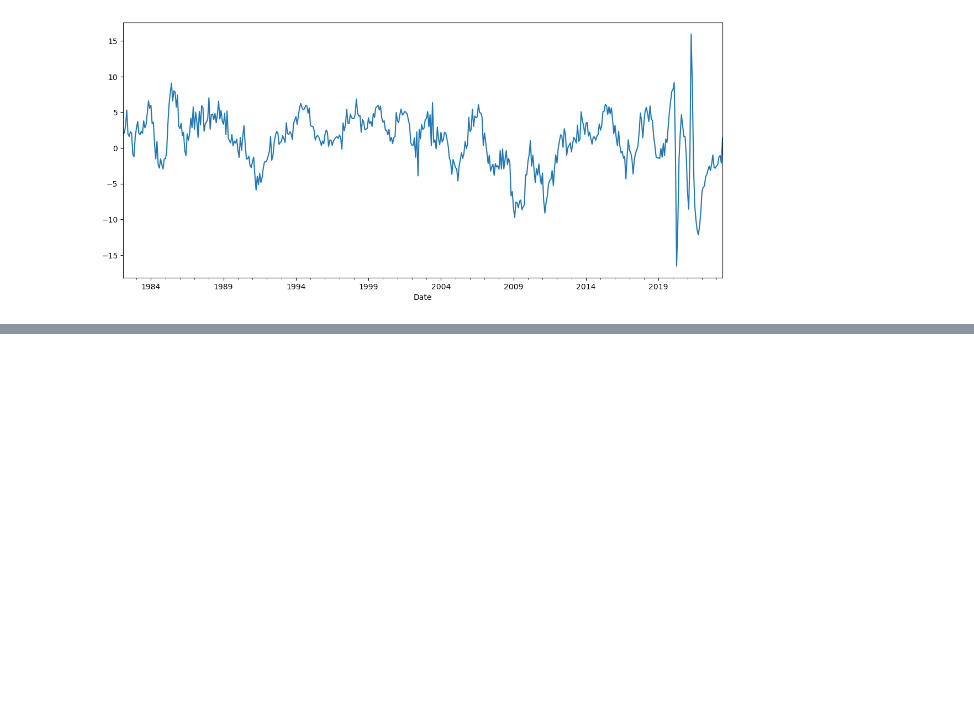
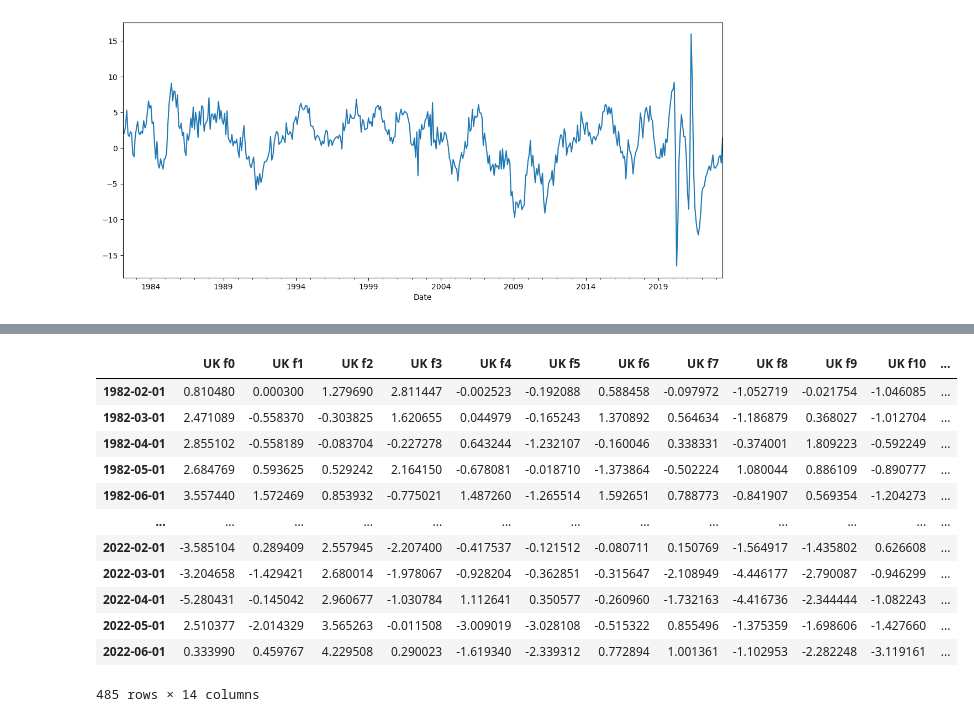
Before and after one commit to vitaliiveremiienko/GRA4160_project, a Jupyter notebook: main.ipynb, the cells around one changed output, grey strips where cells are left out. Cells and saved outputs as stored; diff of their text form; code cells hidden in the pictures; blank space fills up the shorter version.

```diff
--- a/main.ipynb
+++ b/main.ipynb
@@ -2210,0 +2230,21 @@ df_uk_indprod_yoy["IOP_PROD"].plot()
+# %%
+baseline_with_pca_uk = {}
+
+for n_pc in [3, 5, 8, 13, 21]:
+
+    print("*"*100)
+    print(n_pc)
+    r, l, svr, rf, gbr, mlp, p = evaluate_models(df=df_uk_indprod_yoy,
+                       y_name="IOP_PROD",
+                       autoregressive_lags=[0],
+                       lags=[],
+                       start_rolling_std="1992-01-01",
+                       size_train=180,
+                       size_val=60,
+                       latest_start_test="2017-01-01",
+                       h_ahead=12,
+                       standardize=True,
+                       use_pca=True,
+                       num_components=n_pc)
+    baseline_with_pca_uk[n_pc] = (r, l, svr, rf, gbr, mlp, p)
+    print("*"*100)
@@ -2210,0 +2289,18 @@ df_uk_indprod_yoy["IOP_PROD"].plot()
+# %%
+uk_PCs = baseline_with_pca_uk[13][-1].X.copy()
+uk_PCs.columns = [f"UK f{i}" for i in range(14)]
+uk_PCs
+# %% [output]
+|  | UK f0 | UK f1 | UK f2 | UK f3 | UK f4 | UK f5 | UK f6 | UK f7 | UK f8 | UK f9 | UK f10 | ... |
+| 1982-02-01 | 0.810480 | 0.000300 | 1.279690 | 2.811447 | -0.002523 | -0.192088 | 0.588458 | -0.097972 | -1.052719 | -0.021754 | -1.046085 | ... |
+| 1982-03-01 | 2.471089 | -0.558370 | -0.303825 | 1.620655 | 0.044979 | -0.165243 | 1.370892 | 0.564634 | -1.186879 | 0.368027 | -1.012704 | ... |
+| 1982-04-01 | 2.855102 | -0.558189 | -0.083704 | -0.227278 | 0.643244 | -1.232107 | -0.160046 | 0.338331 | -0.374001 | 1.809223 | -0.592249 | ... |
+| 1982-05-01 | 2.684769 | 0.593625 | 0.529242 | 2.164150 | -0.678081 | -0.018710 | -1.373864 | -0.502224 | 1.080044 | 0.886109 | -0.890777 | ... |
+| 1982-06-01 | 3.557440 | 1.572469 | 0.853932 | -0.775021 | 1.487260 | -1.265514 | 1.592651 | 0.788773 | -0.841907 | 0.569354 | -1.204273 | ... |
+| ... | ... | ... | ... | ... | ... | ... | ... | ... | ... | ... | ... | ... |
+| 2022-02-01 | -3.585104 | 0.289409 | 2.557945 | -2.207400 | -0.417537 | -0.121512 | -0.080711 | 0.150769 | -1.564917 | -1.435802 | 0.626608 | ... |
+| 2022-03-01 | -3.204658 | -1.429421 | 2.680014 | -1.978067 | -0.928204 | -0.362851 | -0.315647 | -2.108949 | -4.446177 | -2.790087 | -0.946299 | ... |
+| 2022-04-01 | -5.280431 | -0.145042 | 2.960677 | -1.030784 | 1.112641 | 0.350577 | -0.260960 | -1.732163 | -4.416736 | -2.344444 | -1.082243 | ... |
+| 2022-05-01 | 2.510377 | -2.014329 | 3.565263 | -0.011508 | -3.009019 | -3.028108 | -0.515322 | 0.855496 | -1.375359 | -1.698606 | -1.427660 | ... |
+| 2022-06-01 | 0.333990 | 0.459767 | 4.229508 | 0.290023 | -1.619340 | -2.339312 | 0.772894 | 1.001361 | -1.102953 | -2.282248 | -3.119161 | ... |
+485 rows × 14 columns
```
Also changed, not shown: parts of 15 cells of this notebook, 7 other files.
